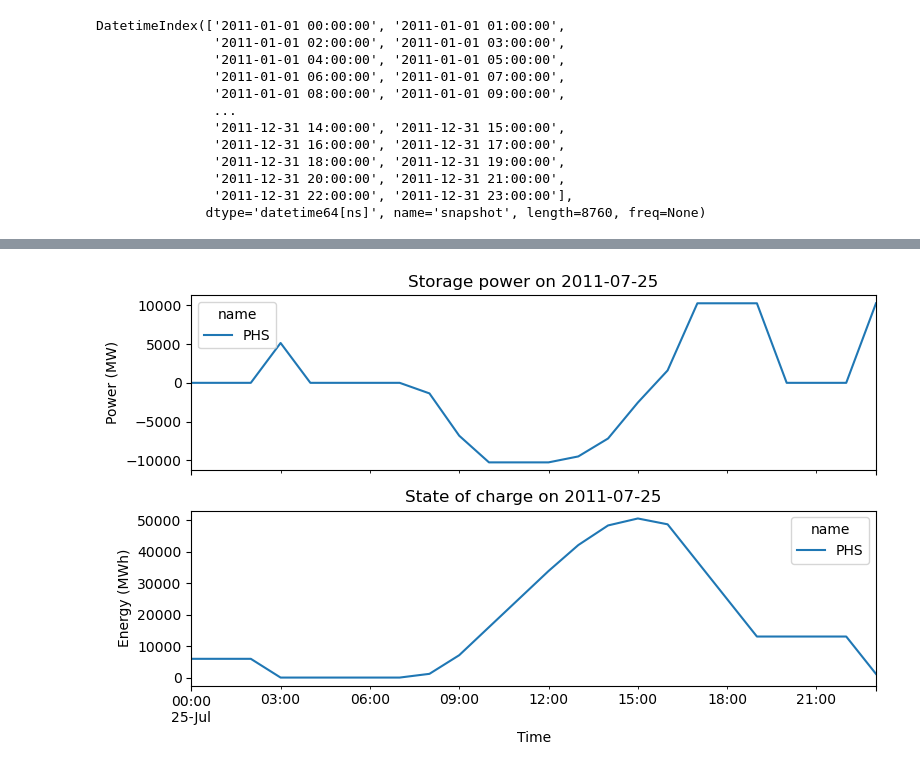
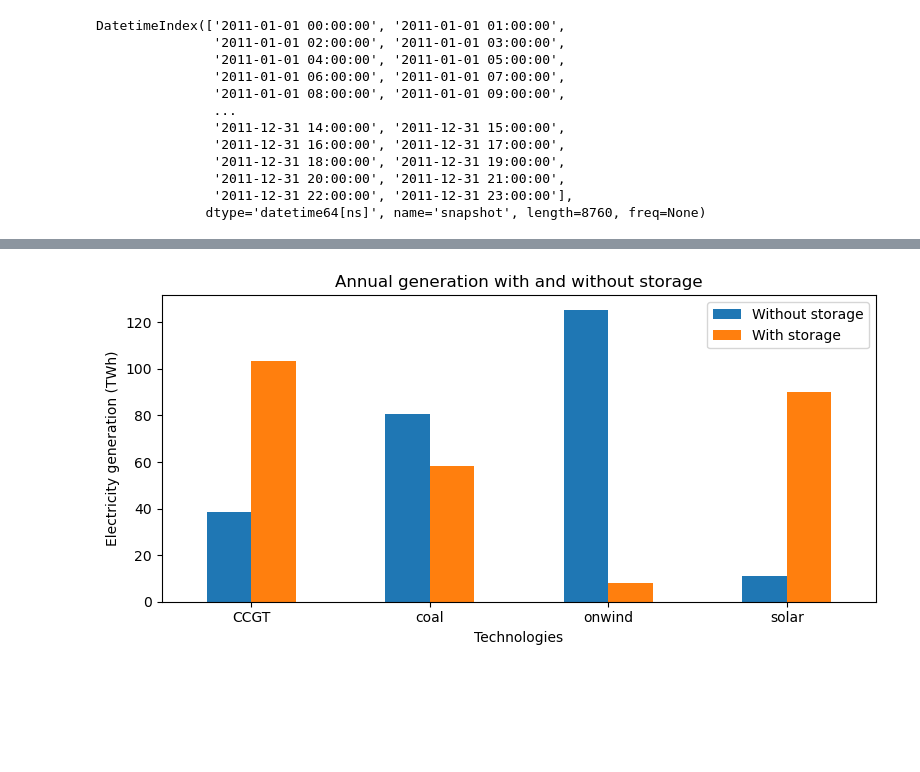
Before and after one commit to martaibaiao/integrated-energy-grids_project, a Jupyter notebook: part1_c.ipynb, the cells around one changed output, grey strips where cells are left out. Drawn from its saved outputs; the diff is of its cells as text; code cells hidden in the pictures; blank space fills up the shorter version.

```diff
--- a/part1_c.ipynb
+++ b/part1_c.ipynb
@@ -118,10 +278,10 @@ carriers = [
     "solar",
     "coal",
     "CCGT",
-    "PHS", #adding the storage technology -- pumped hydro storage
+    "PHS", #adding the storage technology - pumped hydro storage
 ]
 
-n.add(
+n_withstorage.add(
     "Carrier",
     carriers,
     color=["dodgerblue", "gold", "indianred","yellow-green", "brown"], # colors that represent each carrier
@@ -129,16 +289,16 @@ n.add(
 # %%
 # add load to the bus
 # load mean electricity consumption (demand), in this case is Spain's electricity demand every hour of 2011
-n.add("Load",
+n_withstorage.add("Load",
       "demand", #label, we can call what we want
       bus="Spain electricity",
       p_set=data_el[country].values) #p_set, fixed power consumption, the model cannot change this demand
 
-#demand is fixed because demand is inelastic (demand does not respond to price)
+# demand is fixed because demand is inelastic (demand does not respond to price)
 # %%
 # adding the generators, which generators exist and characteristics
 # CCGT (gas turbine)
-n.add(
+n_withstorage.add(
     "Generator",
     "CCGT",
     bus="Spain electricity", #generators put electricity into the bus
@@ -152,7 +312,7 @@ n.add(
 )
 
 # coal
-n.add(
+n_withstorage.add(
     "Generator",
     "coal",
     bus="Spain electricity", #generators put electricity into the bus
@@ -166,9 +326,9 @@ n.add(
 )
 
 #capacity factor time series that are called in p_max_pu
-CF_wind = data_wind[country][[hour.strftime("%Y-%m-%dT%H:%M:%SZ") for hour in n.snapshots]]
+CF_wind = data_wind[country][[hour.strftime("%Y-%m-%dT%H:%M:%SZ") for hour in n_withstorage.snapshots]]
 # Onshore wind
-n.add(
+n_withstorage.add(
         "Generator",
         "onwind",
         bus="Spain electricity",
@@ -181,9 +341,9 @@ n.add(
     )
 
 #solar capacity factor
-CF_solar = data_solar[country][[hour.strftime("%Y-%m-%dT%H:%M:%SZ") for hour in n.snapshots]]
+CF_solar = data_solar[country][[hour.strftime("%Y-%m-%dT%H:%M:%SZ") for hour in n_withstorage.snapshots]]
 # Solar PV
-n.add(
+n_withstorage.add(
         "Generator",
         "solar",
         bus="Spain electricity",
@@ -196,7 +356,7 @@ n.add(
     )
 
 # Pumped Hydro Storage
-n.add(
+n_withstorage.add(
     "StorageUnit",
     "PHS",
     bus="Spain electricity",
@@ -289,21 +414,24 @@ plt.show()
-# %%
-day = "2011-07-25"
-
-storage_power_day = n.storage_units_t.p.loc[day]
-soc_day = n.storage_units_t.state_of_charge.loc[day]
-
-fig, ax = plt.subplots(2, 1, figsize=(8,5), sharex=True)
-
-storage_power_day.plot(ax=ax[0])
-ax[0].set_title(f"Storage power on {day}")
-ax[0].set_ylabel("Power (MW)")
-
-soc_day.plot(ax=ax[1])
-ax[1].set_title(f"State of charge on {day}")
-ax[1].set_ylabel("Energy (MWh)")
-ax[1].set_xlabel("Time")
-
-plt.tight_layout()
-plt.show()
-# %% [output]
-[figure, removed]
+# %%
+dispatch_withstorage = n_withstorage.generators_t.p
+annual_generation_withstorage = (dispatch_withstorage.sum()) / 1e6
+# %%
+# Compare the annual generation with and without storage technology
+df_compare = pd.DataFrame({
+    "Without storage": annual_generation_nostorage,
+    "With storage": annual_generation_withstorage
+})
+
+df_compare = df_compare.sort_index()
+
+ax = df_compare.plot(kind="bar", figsize=(8,4))
+
+plt.ylabel("Electricity generation (TWh)")
+plt.xlabel("Technologies")
+plt.title("Annual generation with and without storage")
+plt.xticks(rotation=0)
+
+plt.legend()
+plt.tight_layout()
+plt.show()
+# %% [output]
+[figure, added]
```
Also changed, not shown: parts of 27 cells of this notebook.
